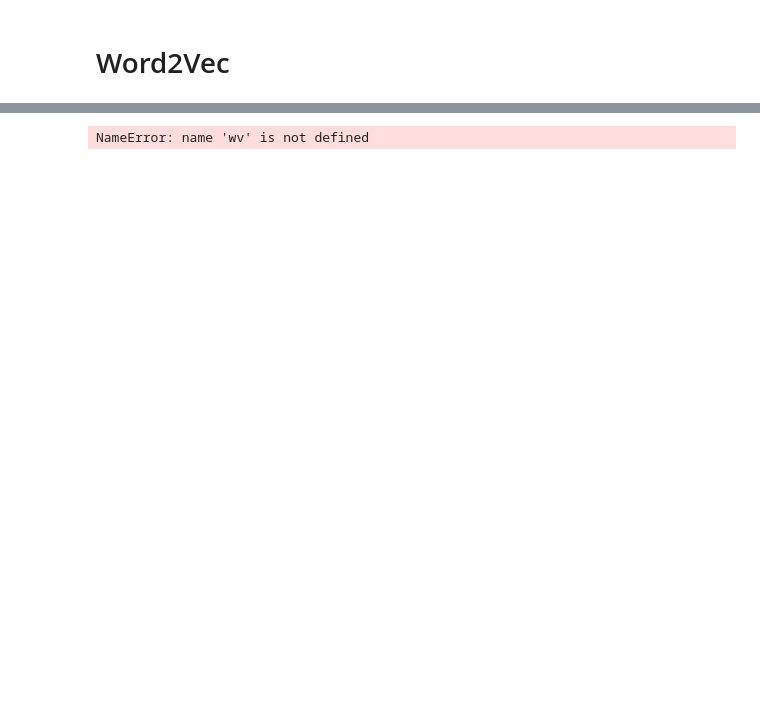
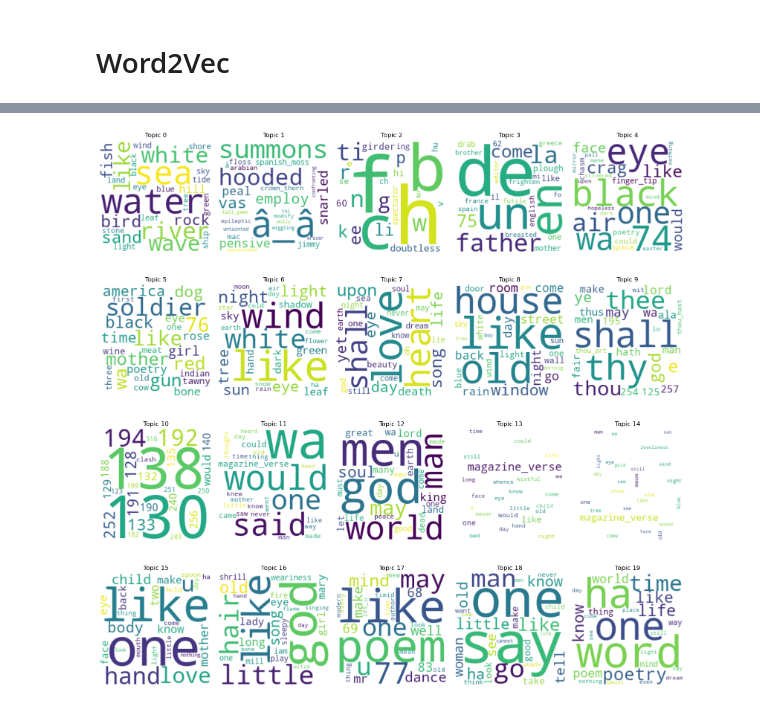
Before and after one commit to danitoribio/NLP-classification-poems, a Jupyter notebook: final_project.ipynb, the cells around one changed output, grey strips where cells are left out. Cells and saved outputs as stored; diff of their text form; code cells hidden in the pictures; blank space fills up the shorter version.

Commit message:
wordcloud

```diff
--- a/final_project.ipynb
+++ b/final_project.ipynb
@@ -760,15 +757,43 @@ plt.show()
+# %%
+# Create a figure and axes for plotting
+fig, axes = plt.subplots(4, 5, figsize=(16, 16), sharex=True)
+
+# Loop through each topic and generate a word cloud for it
+for i in range(4):
+    for j in range(5):
+        # Calculate the starting topic number for the current subplot
+        topic_num = i * 5 + j
+
+        # Build a dataframe with columns 'token' and 'weight' for the current topic
+        topic_tokens = ldag.show_topic(topic_num, topn=topn)
+        df = pd.DataFrame(topic_tokens, columns=['token', 'weight'])
+
+        # Convert the top words to a dictionary for word cloud generation
+        wordcloud_dict = {row['token']: row['weight'] for index, row in df.iterrows()}
+
+        # Generate the word cloud
+        wordcloud = WordCloud(width=200, height=200, background_color='white').generate_from_frequencies(wordcloud_dict)
+
+        # Plot the word cloud on the current subplot
+        ax = axes[i][j]
+        ax.imshow(wordcloud, interpolation='bilinear')
+        ax.set_title('Topic ' + str(topic_num))
+        ax.axis('off')
+
+plt.tight_layout()
+plt.show()
+# %% [output]
+[figure, added]
 # %%
-from sklearn.manifold import TSNE
+# from sklearn.manifold import TSNE
 
-tsne = TSNE(init='random')
-embed_tsne = tsne.fit_transform(wv.vectors)
+# tsne = TSNE(init='random')
+# embed_tsne = tsne.fit_transform(wv.vectors)
 
-# We plot only 500 embeddings
-fig, ax = plt.subplots(figsize=(16, 16))
-for idx, word in enumerate((list(wv.key_to_index.keys())[:500])):
-    plt.scatter(*embed_tsne[idx, :], color='steelblue')
-    plt.annotate(word, (embed_tsne[idx, 0], embed_tsne[idx, 1]), alpha=0.7)
+# # We plot only 500 embeddings
+# fig, ax = plt.subplots(figsize=(16, 16))
+# for idx, word in enumerate((list(wv.key_to_index.keys())[:500])):
+#     plt.scatter(*embed_tsne[idx, :], color='steelblue')
+#     plt.annotate(word, (embed_tsne[idx, 0], embed_tsne[idx, 1]), alpha=0.7)
 
-plt.grid()
+# plt.grid()
-# %% [output]
-NameError: name 'wv' is not defined
```
Also changed, not shown: parts of 11 cells of this notebook.
